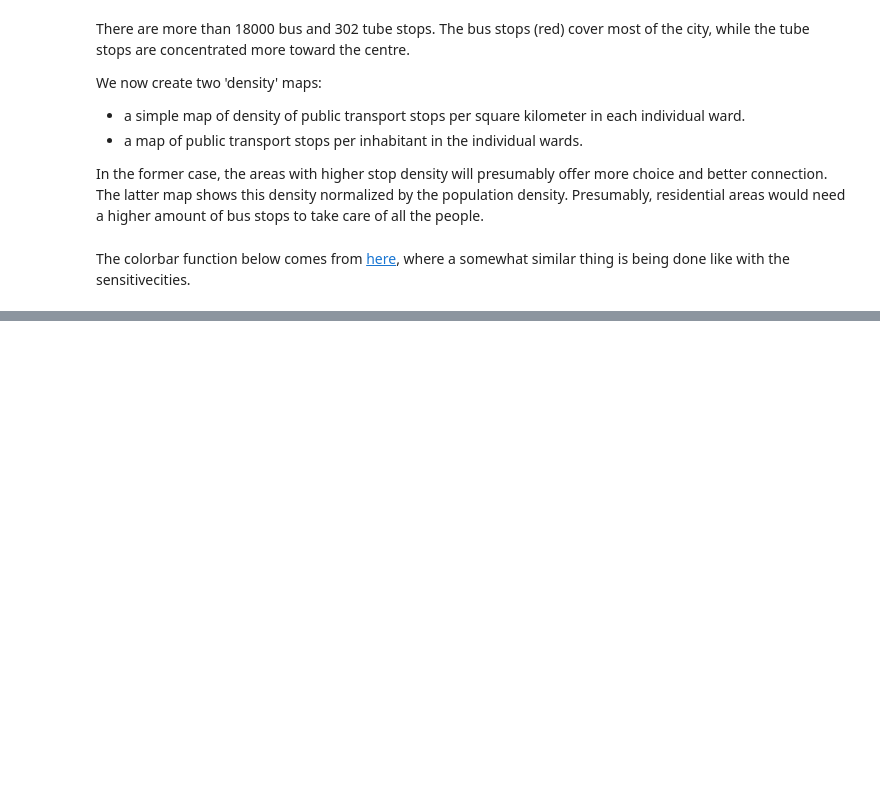
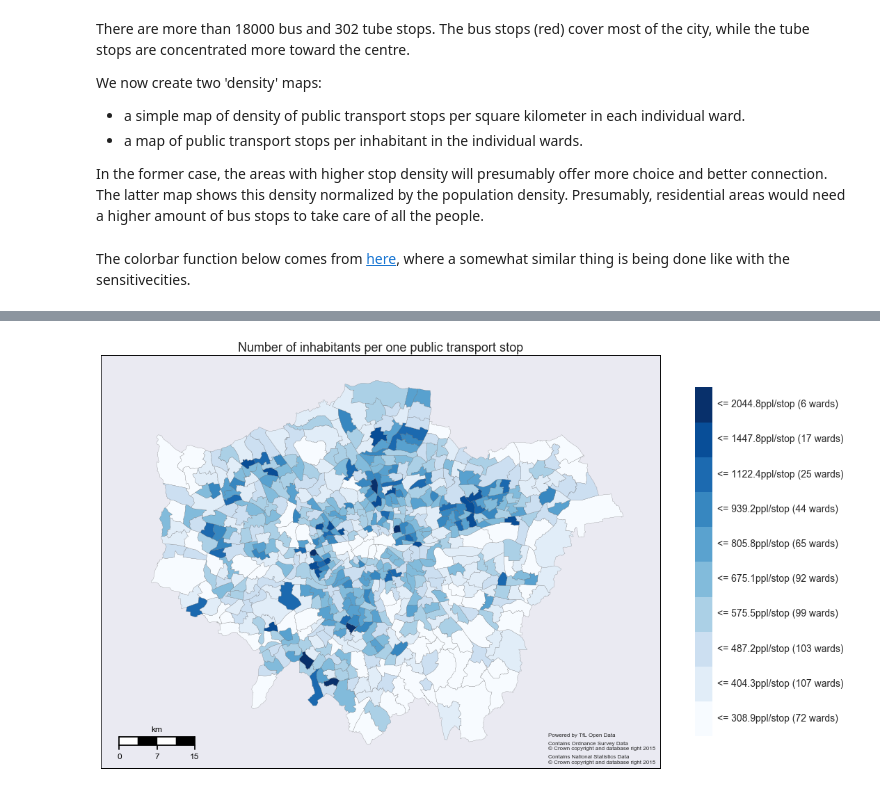
Before and after one commit to ondrejiayc/mapCrap, a Jupyter notebook: density_maps.ipynb, the cells around one changed output, grey strips where cells are left out. Cells and saved outputs as stored; diff of their text form; code cells hidden in the pictures; blank space fills up the shorter version.

```diff
--- a/density_maps.ipynb
+++ b/density_maps.ipynb
@@ -231,4 +231,48 @@ wardsData = pd.merge(wards,inhab,how='left',left_on='code',right_on='WD12CD')
 colInhab = inhab[inhab['LAD12NM'] == 'City of London']['all_ages (persons)'].sum()
 wardsData.ix[629,'all_ages (persons)'] = colInhab
 # %%
-wardsData['stopsPerInhab'] = wardsData['count']/wardsData['all_ages (persons)']
+wardsData['inhabsPerStop'] = wardsData['all_ages (persons)']/wardsData['count']
+# %%
+breaks = nb(wardsData['inhabsPerStop'].values,initial=500,k=10)
+wardsData['jBins'] = breaks.yb
+jLabels = ["<= %0.1fppl/stop (%s wards)" % (b, c) for b, c in zip(breaks.bins, breaks.counts)]
+# %%
+pc = PatchCollection(wardsData['patches'],match_original=True)
+
+pc.set_facecolor(cmap(wardsData['jBins'].values/9.))
+#pc.set_facecolor(cmap(Normalize(wards['jBins'].values)))
+
+fig = plt.figure()
+
+ax = fig.add_subplot(111)
+
+myMap = Basemap(projection='merc',resolution='h',area_thresh=0.1,
+                llcrnrlon=-.6,llcrnrlat=51.27,urcrnrlon=.4,urcrnrlat=51.73)
+
+myMap.drawmapboundary()
+
+ax.add_collection(pc)
+
+cbar = custom_colorbar(cmap, ncolors=len(jLabels)+1, labels=jLabels, shrink=0.5)
+cbar.ax.tick_params(labelsize=14)
+
+myMap.drawmapscale(lon=-.5,lat=51.3,lon0=-0.13,lat0=51.51,length=15,barstyle='fancy',fontsize=12)
+
+plt.title('Number of inhabitants per one public transport stop',size=18)
+
+# copyright notices
+x,y = myMap(0.2,51.305)
+plt.text(x,y,u'Powered by TfL Open Data', size=8)
+
+x,y = myMap(0.2,51.290)
+plt.text(x,y,u'Contains Ordnance Survey Data\n© Crown copyright and database right 2015', size=8)
+
+x,y = myMap(0.2,51.275)
+plt.text(x,y,u'Contains National Statistics Data\n© Crown copyright and database right 2015', size=8)
+
+#cb = colorbar_index(ncolors=len(jenks_labels), cmap=cmap, shrink=0.5, labels=jenks_labels)
+#cb.ax.tick_params(labelsize=6)
+
+plt.show()
+# %% [output]
+[figure, added]
```
Also changed, not shown: parts of 1 cell of this notebook.
